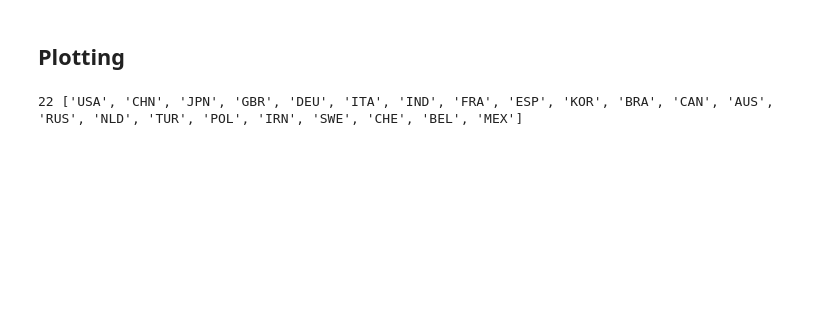
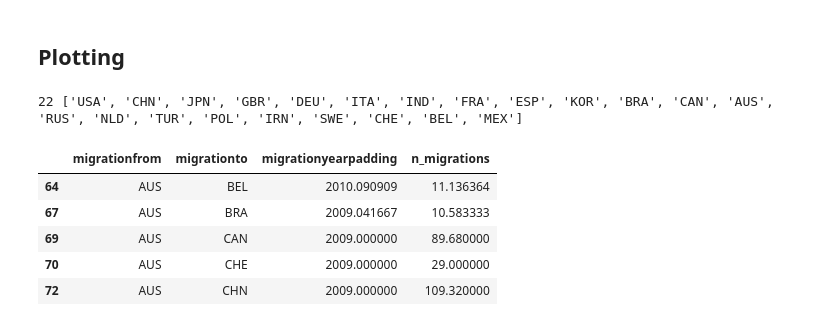
Before and after one commit to tomthe/jupyterlite_migration, a Jupyter notebook: files/scholarly-migration.ipynb, the cells around one changed output. Saved outputs shown, nothing was run; the diff lists cells and outputs as text; code cells hidden in the pictures; blank space fills up the shorter version.

```diff
--- a/files/scholarly-migration.ipynb
+++ b/files/scholarly-migration.ipynb
@@ -88,4 +93,14 @@ import micropip
 await micropip.install("plotly")
 import plotly
 import plotly.express as px
+# %%
+dfplot = dfplot[(dfplot["migrationfrom"].isin(mostcountries)) & (dfplot["migrationto"].isin(mostcountries))]
+dfplot.head(5)
+# %% [output]
+|  | migrationfrom | migrationto | migrationyearpadding | n_migrations |
+| 64 | AUS | BEL | 2010.090909 | 11.136364 |
+| 67 | AUS | BRA | 2009.041667 | 10.583333 |
+| 69 | AUS | CAN | 2009.000000 | 89.680000 |
+| 70 | AUS | CHE | 2009.000000 | 29.000000 |
+| 72 | AUS | CHN | 2009.000000 | 109.320000 |
 # %%
```
Also changed, not shown: parts of 7 cells of this notebook, 2 other files.
